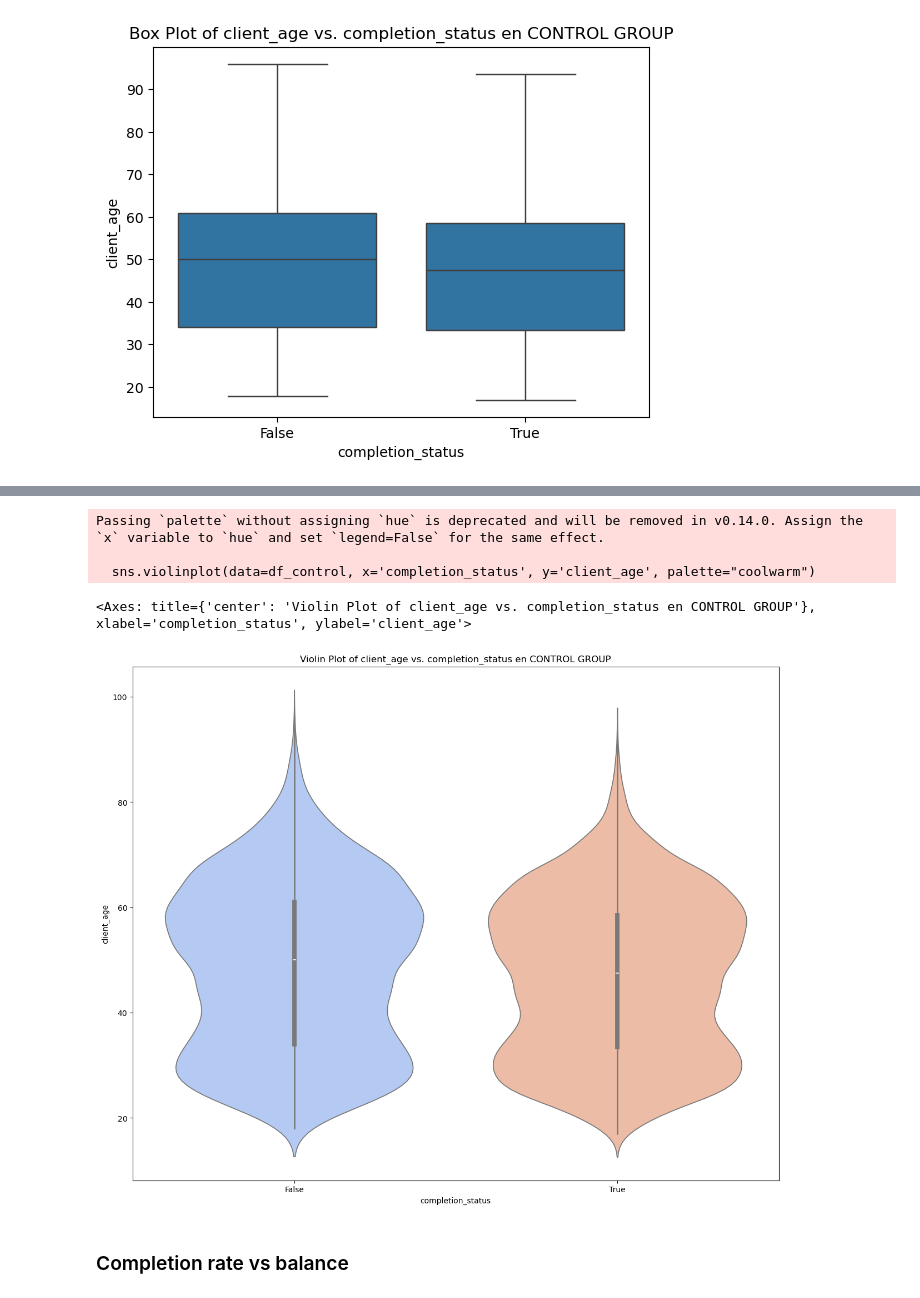
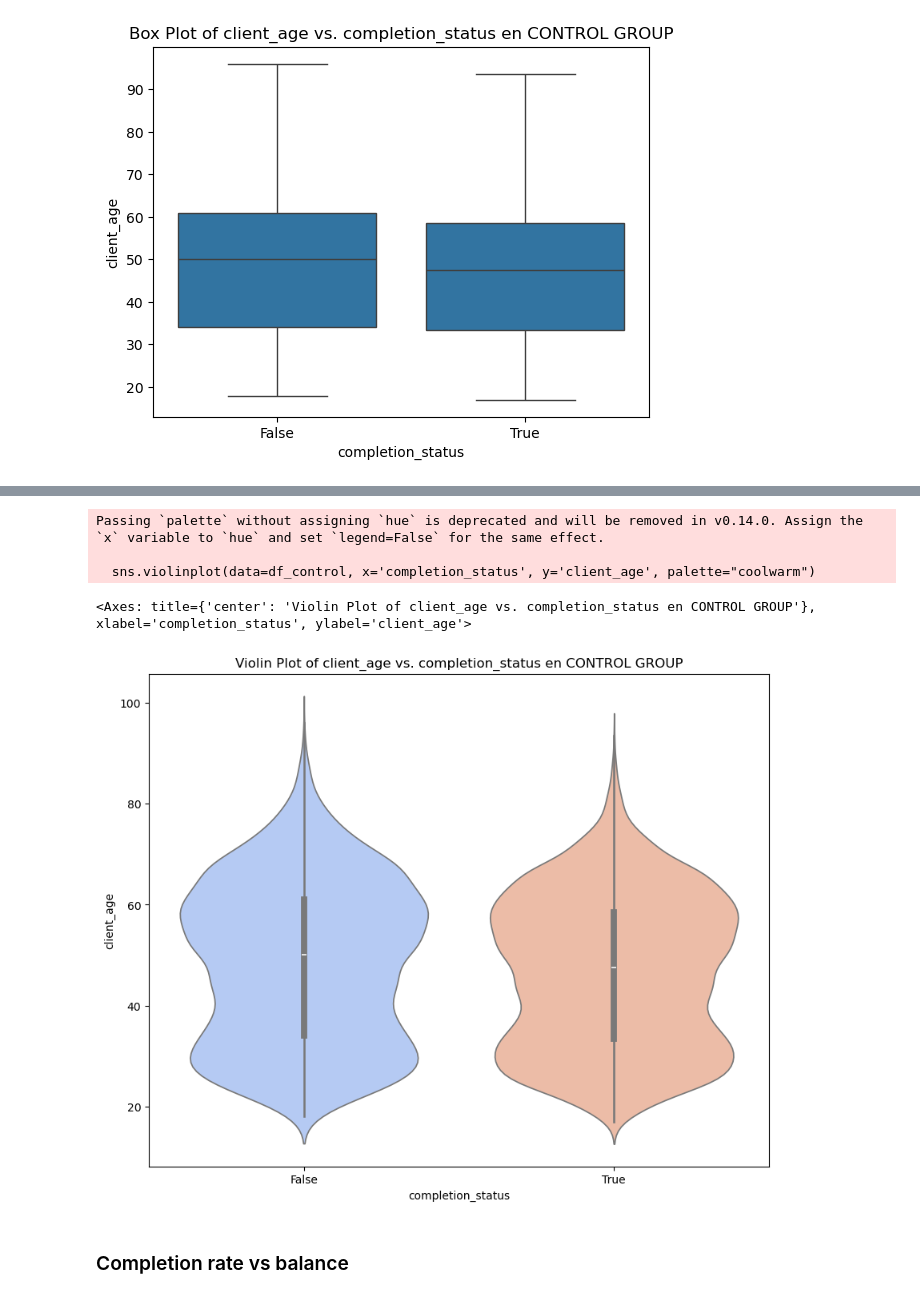
Before and after one commit to almudenaolg/Vanguard-AB-Test-Analysis, a Jupyter notebook: exploratory.ipynb, the cells around one changed output, grey strips where cells are left out. Saved outputs shown, nothing was run; the diff lists cells and outputs as text; code cells hidden in the pictures.

```diff
--- a/exploratory.ipynb
+++ b/exploratory.ipynb
@@ -898,13 +1394,13 @@ Passing `palette` without assigning `hue` is deprecated and will be removed in v
 # %%
-plt.figure(figsize=(15, 12))
+plt.figure(figsize=(10, 8))
 plt.title('Violin Plot of client_age vs. completion_status en CONTROL GROUP')
 sns.violinplot(data=df_control, x='completion_status', y='client_age', palette="coolwarm")
 # %% [output]
 Passing `palette` without assigning `hue` is deprecated and will be removed in v0.14.0. Assign the `x` variable to `hue` and set `legend=False` for the same effect.
 
   sns.violinplot(data=df_control, x='completion_status', y='client_age', palette="coolwarm")
 <Axes: title={'center': 'Violin Plot of client_age vs. completion_status en CONTROL GROUP'}, xlabel='completion_status', ylabel='client_age'>
-[figure, old version]
+[figure, new version]
 # %% [markdown]
 ### Completion rate vs balance
 # %% [markdown]
```
Also changed, not shown: parts of 125 cells of this notebook, 3 other files.
